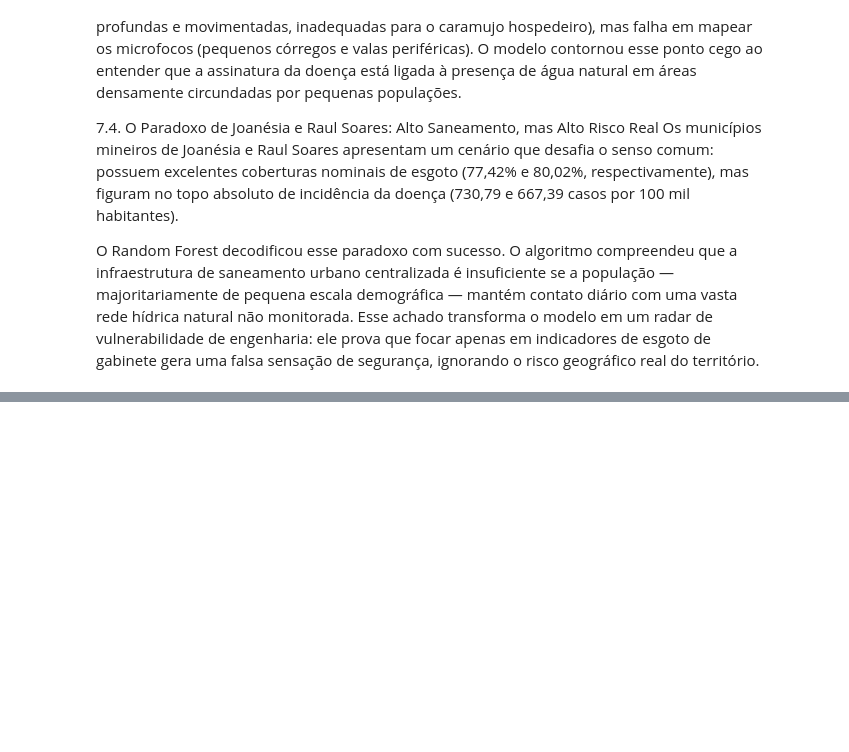
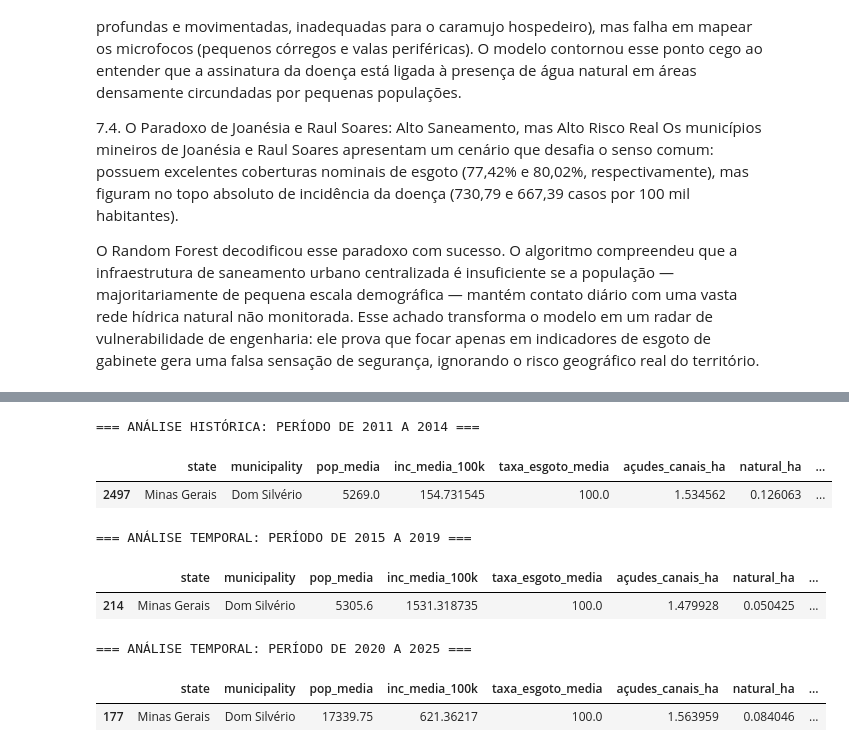
Before and after one commit to LuizCorrei4/Projeto-Caramujo, a Jupyter notebook: notebooks/analise_geoespacial/analise_saneamento_corpos_d'agua.ipynb, the cells around one changed output, grey strips where cells are left out. Drawn from its saved outputs; the diff is of its cells as text; code cells hidden in the pictures; blank space fills up the shorter version.

```diff
--- a/notebooks/analise_geoespacial/analise_saneamento_corpos_d'agua.ipynb
+++ b/notebooks/analise_geoespacial/analise_saneamento_corpos_d'agua.ipynb
@@ -613,0 +839,68 @@ O Random Forest decodificou esse paradoxo com sucesso. O algoritmo compreendeu q
+# %%
+# 1. Buscando a cidade pelo termo "Dom" (evita erros de acentuação ou digitação)
+busca_cidade_passado = df_ml_brasil[df_ml_brasil["municipality"].str.contains("Dom Silvério", case=False, na=False)][
+    [
+        "state",
+        "municipality",
+        "pop_media",
+        "inc_media_100k",
+        "taxa_esgoto_media",
+        "açudes_canais_ha",
+        "natural_ha",
+        "hydro_ha",
+        "alvo_alto_risco"  # Incluí para vermos se ela já era alvo no passado
+    ]
+]
+
+# ==============================================================================
+# O SEGUNDO PASSO: BUSCANDO DOM SILVÉRIO NOS PERÍODOS DO FUTURO
+# ==============================================================================
+
+# 1. Buscando no Primeiro Período do Futuro (2015 a 2019)
+busca_cidade_futuro1 = df_ml_brasil_futuro1[df_ml_brasil_futuro1["municipality"].str.contains("Dom Silvério", case=False, na=False)][
+    [
+        "state",
+        "municipality",
+        "pop_media",
+        "inc_media_100k",
+        "taxa_esgoto_media",
+        "açudes_canais_ha",
+        "natural_ha",
+        "hydro_ha",
+        "alvo_alto_risco"
+    ]
+]
+
+# 2. Buscando no Segundo Período do Futuro (2020 a 2025)
+busca_cidade_futuro2 = df_ml_brasil_futuro2[df_ml_brasil_futuro2["municipality"].str.contains("Dom Silvério", case=False, na=False)][
+    [
+        "state",
+        "municipality",
+        "pop_media",
+        "inc_media_100k",
+        "taxa_esgoto_media",
+        "açudes_canais_ha",
+        "natural_ha",
+        "hydro_ha",
+        "alvo_alto_risco"
+    ]
+]
+
+print("=== ANÁLISE HISTÓRICA: PERÍODO DE 2011 A 2014 ===")
+display(busca_cidade_passado)
+
+print("=== ANÁLISE TEMPORAL: PERÍODO DE 2015 A 2019 ===")
+display(busca_cidade_futuro1)
+
+print("\n=== ANÁLISE TEMPORAL: PERÍODO DE 2020 A 2025 ===")
+display(busca_cidade_futuro2)
+# %% [output]
+=== ANÁLISE HISTÓRICA: PERÍODO DE 2011 A 2014 ===
+|  | state | municipality | pop_media | inc_media_100k | taxa_esgoto_media | açudes_canais_ha | natural_ha | ... |
+| 2497 | Minas Gerais | Dom Silvério | 5269.0 | 154.731545 | 100.0 | 1.534562 | 0.126063 | ... |
+=== ANÁLISE TEMPORAL: PERÍODO DE 2015 A 2019 ===
+|  | state | municipality | pop_media | inc_media_100k | taxa_esgoto_media | açudes_canais_ha | natural_ha | ... |
+| 214 | Minas Gerais | Dom Silvério | 5305.6 | 1531.318735 | 100.0 | 1.479928 | 0.050425 | ... |
+=== ANÁLISE TEMPORAL: PERÍODO DE 2020 A 2025 ===
+|  | state | municipality | pop_media | inc_media_100k | taxa_esgoto_media | açudes_canais_ha | natural_ha | ... |
+| 177 | Minas Gerais | Dom Silvério | 17339.75 | 621.36217 | 100.0 | 1.563959 | 0.084046 | ... |
```
Also changed, not shown: parts of 17 cells of this notebook, 4 other files.
